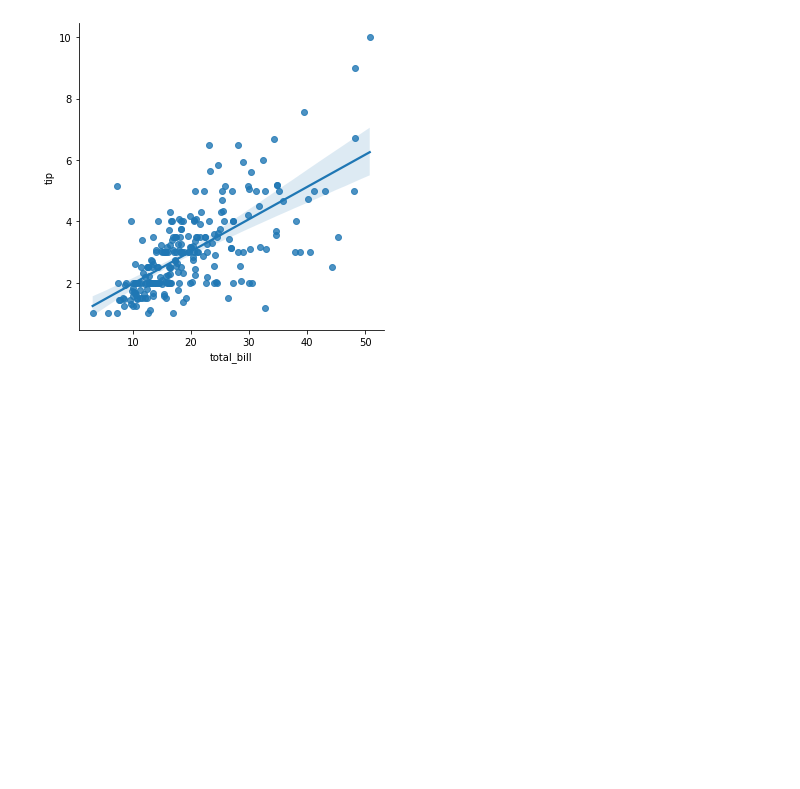
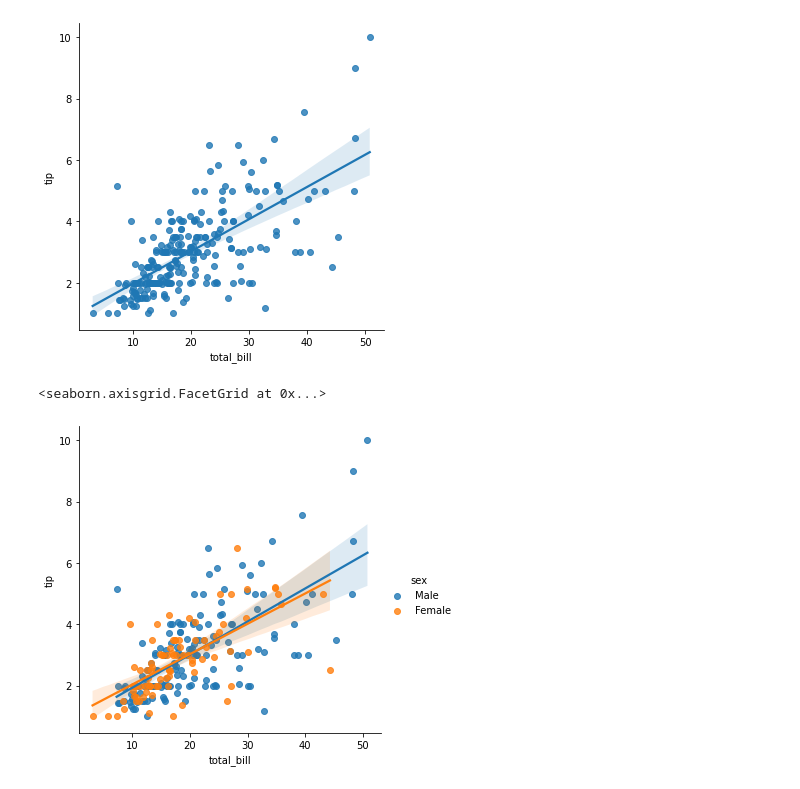
Before and after one commit to MIDAS-26/DS_ML, a Jupyter notebook: Seaborn_RegressionPlots.ipynb, the cells around one changed output. Saved outputs shown, nothing was run; the diff lists cells and outputs as text; code cells hidden in the pictures; blank space fills up the shorter version.

Commit message:
Completed Regression Plots

```diff
--- a/Seaborn_RegressionPlots.ipynb
+++ b/Seaborn_RegressionPlots.ipynb
@@ -24,3 +24,9 @@ sns.lmplot(data=tips, x='total_bill', y='tip')
 # %% [output]
 <seaborn.axisgrid.FacetGrid at 0x...>
 [figure]
+# %%
+#to get plot wrt categorical data, use hue argument to get different hues for different categories with their respective scatter plots and linear fits
+sns.lmplot(data=tips, x='total_bill', y='tip', hue='sex')
+# %% [output]
+<seaborn.axisgrid.FacetGrid at 0x...>
+[figure, added]
```
Also changed, not shown: parts of 2 cells of this notebook.
